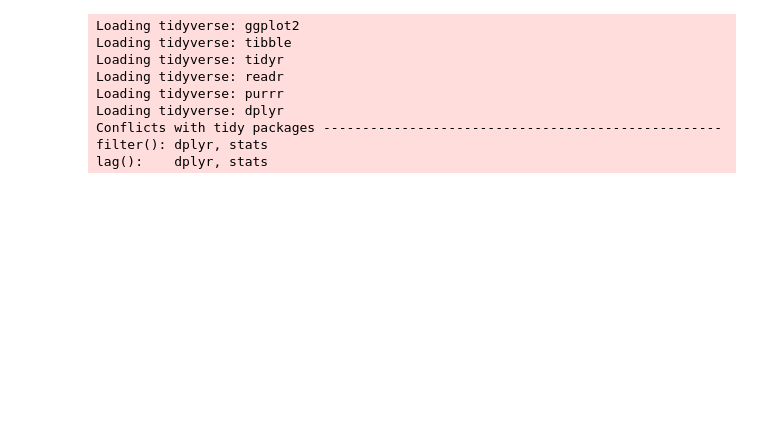
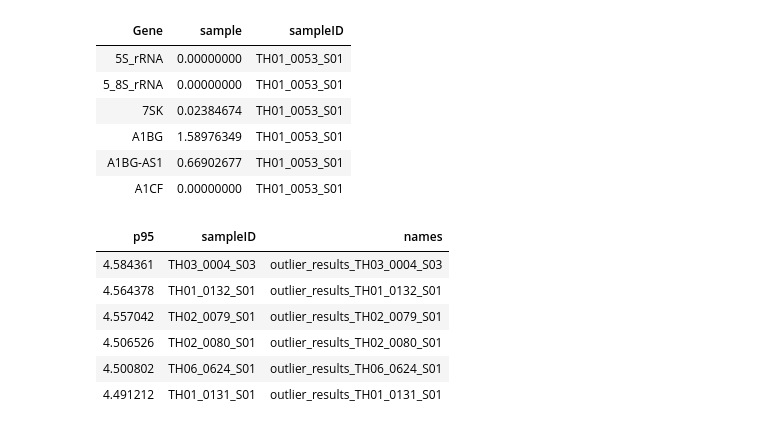
Before and after one commit to liammckay19/Treehouse_OutlierRNASeq, a Jupyter notebook: JupyterNotebooks/animationPlots.ipynb, the cells around one changed output. Saved outputs shown, nothing was run; the diff lists cells and outputs as text; code cells hidden in the pictures; blank space fills up the shorter version.

```diff
--- a/JupyterNotebooks/animationPlots.ipynb
+++ b/JupyterNotebooks/animationPlots.ipynb
@@ -5,5 +8,5 @@ options(stringsAsFactors=FALSE) # for compatibile code between us
 library(tidyverse)
 
 
-setwd("/data/archive/downstream/")
+setwd("/home/jovyan/work/Treehouse_OutlierRNASeq")
 
@@ -11,15 +14,5 @@ samples146 <- c("TH01_0053_S01","TH03_0024_S01","TH01_0054_S01","TH03_0025_S02",
 
 locationList <- c()
-# %% [output]
-Loading tidyverse: ggplot2
-Loading tidyverse: tibble
-Loading tidyverse: tidyr
-Loading tidyverse: readr
-Loading tidyverse: purrr
-Loading tidyverse: dplyr
-Conflicts with tidy packages ---------------------------------------------------
-filter(): dplyr, stats
-lag():    dplyr, stats
 # %%
 tables<-c()
 a <- tibble()
@@ -33,3 +25,20 @@ for (sampleName in samples146){
 }
 # %%
 outlierResults <- a
+head(outlierResults)
+head(worstSamplesNames)
+# %% [output]
+| Gene | sample | sampleID |
+| 5S_rRNA | 0.00000000 | TH01_0053_S01 |
+| 5_8S_rRNA | 0.00000000 | TH01_0053_S01 |
+| 7SK | 0.02384674 | TH01_0053_S01 |
+| A1BG | 1.58976349 | TH01_0053_S01 |
+| A1BG-AS1 | 0.66902677 | TH01_0053_S01 |
+| A1CF | 0.00000000 | TH01_0053_S01 |
+| p95 | sampleID | names |
+| 4.584361 | TH03_0004_S03 | outlier_results_TH03_0004_S03 |
+| 4.564378 | TH01_0132_S01 | outlier_results_TH01_0132_S01 |
+| 4.557042 | TH02_0079_S01 | outlier_results_TH02_0079_S01 |
+| 4.506526 | TH02_0080_S01 | outlier_results_TH02_0080_S01 |
+| 4.500802 | TH06_0624_S01 | outlier_results_TH06_0624_S01 |
+| 4.491212 | TH01_0131_S01 | outlier_results_TH01_0131_S01 |
```
Also changed, not shown: parts of 16 cells of this notebook, 6 other files.
